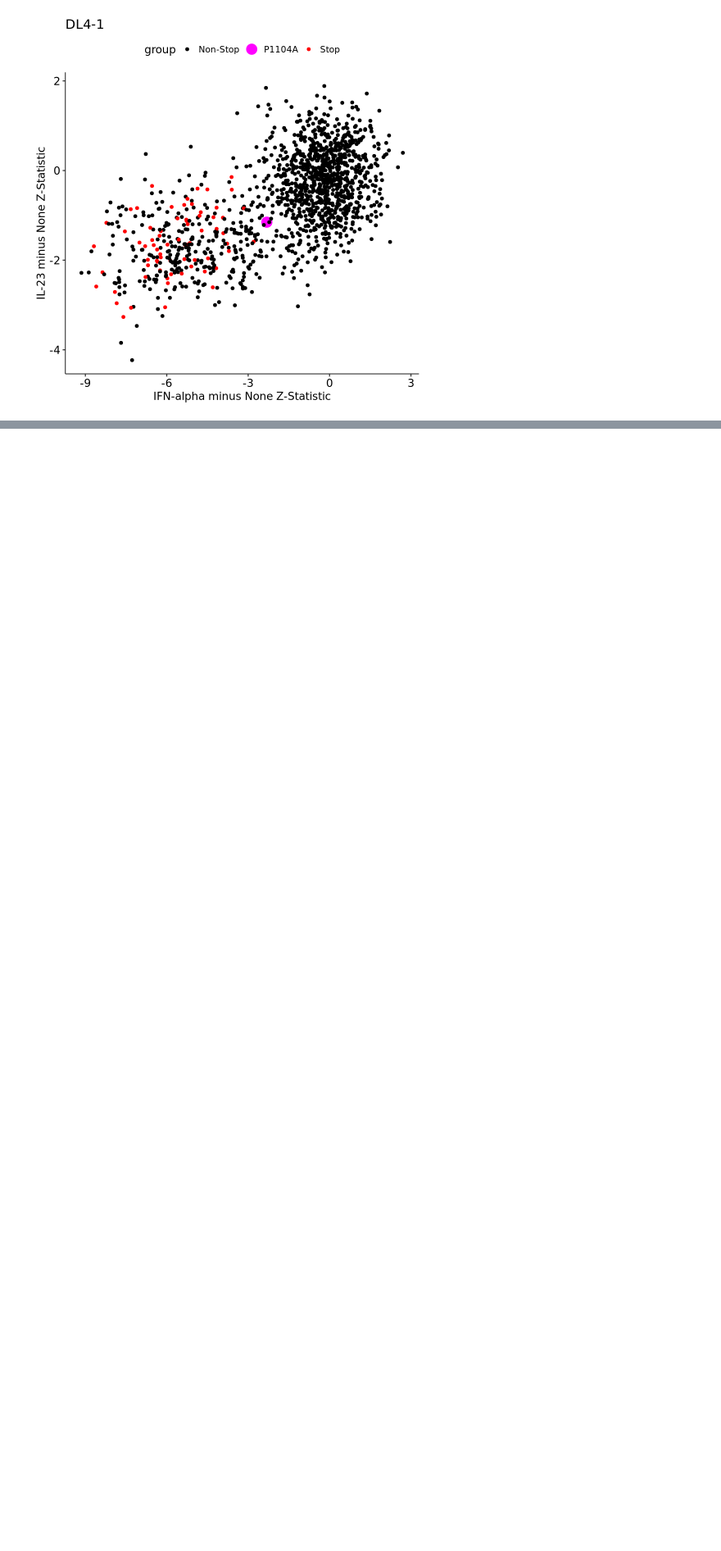
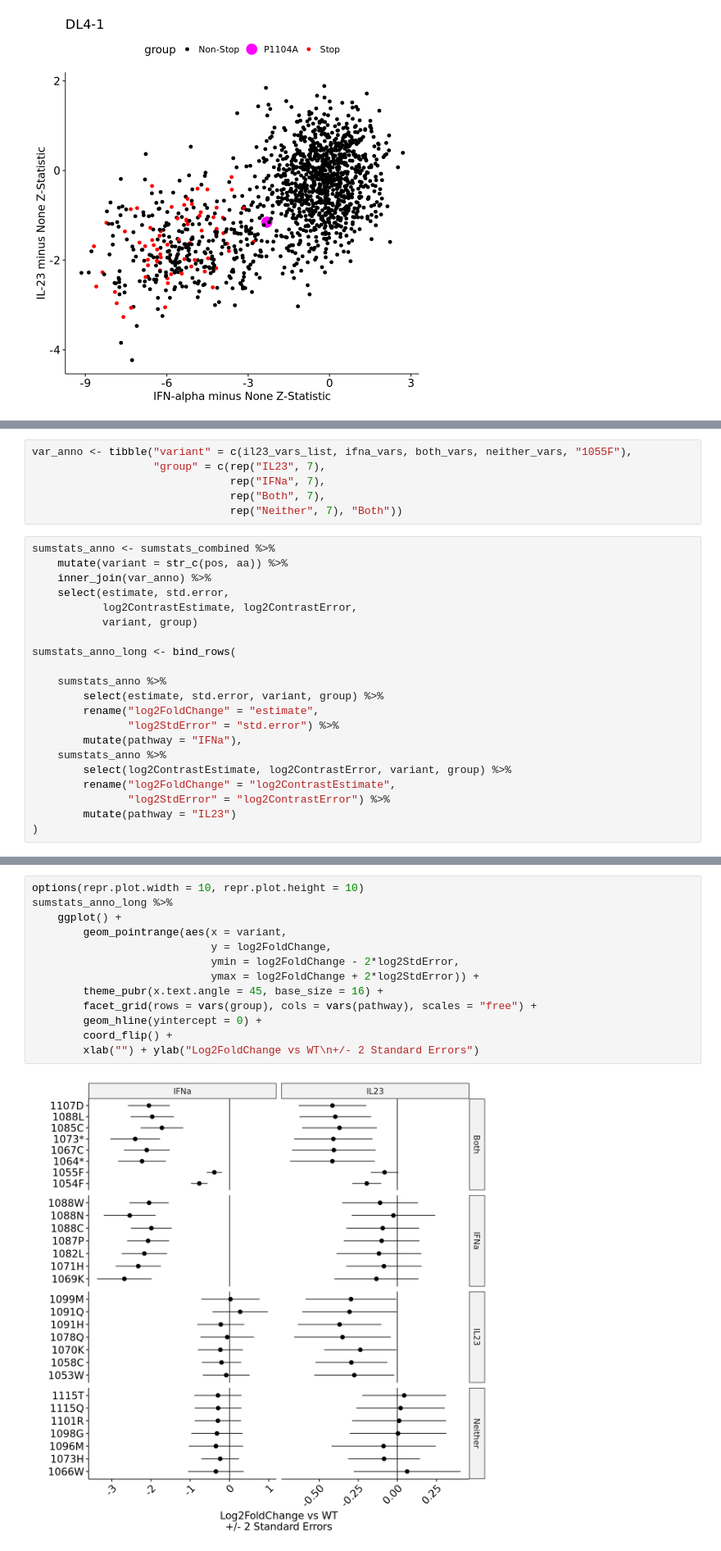
Before and after one commit to MiTPenguin/bms-dms, a Jupyter notebook: notebooks/TYK2-IL23-run10-refine.ipynb, the cells around one changed output, grey strips where cells are left out. Shown at 82% size. Saved outputs shown, nothing was run; the diff lists cells and outputs as text; blank space fills up the shorter version.

```diff
--- a/notebooks/TYK2-IL23-run10-refine.ipynb
+++ b/notebooks/TYK2-IL23-run10-refine.ipynb
@@ -227,0 +254,27 @@ sumstats_combined %>%
+# %%
+var_anno <- tibble("variant" = c(il23_vars_list, ifna_vars, both_vars, neither_vars, "1055F"),
+                   "group" = c(rep("IL23", 7),
+                               rep("IFNa", 7),
+                               rep("Both", 7),
+                               rep("Neither", 7), "Both"))
+# %%
+sumstats_anno <- sumstats_combined %>%
+    mutate(variant = str_c(pos, aa)) %>%
+    inner_join(var_anno) %>%
+    select(estimate, std.error,
+           log2ContrastEstimate, log2ContrastError,
+           variant, group)
+
+sumstats_anno_long <- bind_rows(
+
+    sumstats_anno %>%
+        select(estimate, std.error, variant, group) %>%
+        rename("log2FoldChange" = "estimate",
+               "log2StdError" = "std.error") %>%
+        mutate(pathway = "IFNa"),
+    sumstats_anno %>%
+        select(log2ContrastEstimate, log2ContrastError, variant, group) %>%
+        rename("log2FoldChange" = "log2ContrastEstimate",
+               "log2StdError" = "log2ContrastError") %>%
+        mutate(pathway = "IL23")
+)
@@ -227,0 +283,15 @@ sumstats_combined %>%
+# %%
+options(repr.plot.width = 10, repr.plot.height = 10)
+sumstats_anno_long %>%
+    ggplot() +
+        geom_pointrange(aes(x = variant,
+                            y = log2FoldChange,
+                            ymin = log2FoldChange - 2*log2StdError,
+                            ymax = log2FoldChange + 2*log2StdError)) +
+        theme_pubr(x.text.angle = 45, base_size = 16) +
+        facet_grid(rows = vars(group), cols = vars(pathway), scales = "free") +
+        geom_hline(yintercept = 0) +
+        coord_flip() +
+        xlab("") + ylab("Log2FoldChange vs WT\n+/- 2 Standard Errors")
+# %% [output]
+[figure, added]
```
Also changed, not shown: parts of 8 cells of this notebook, 3 other files.
